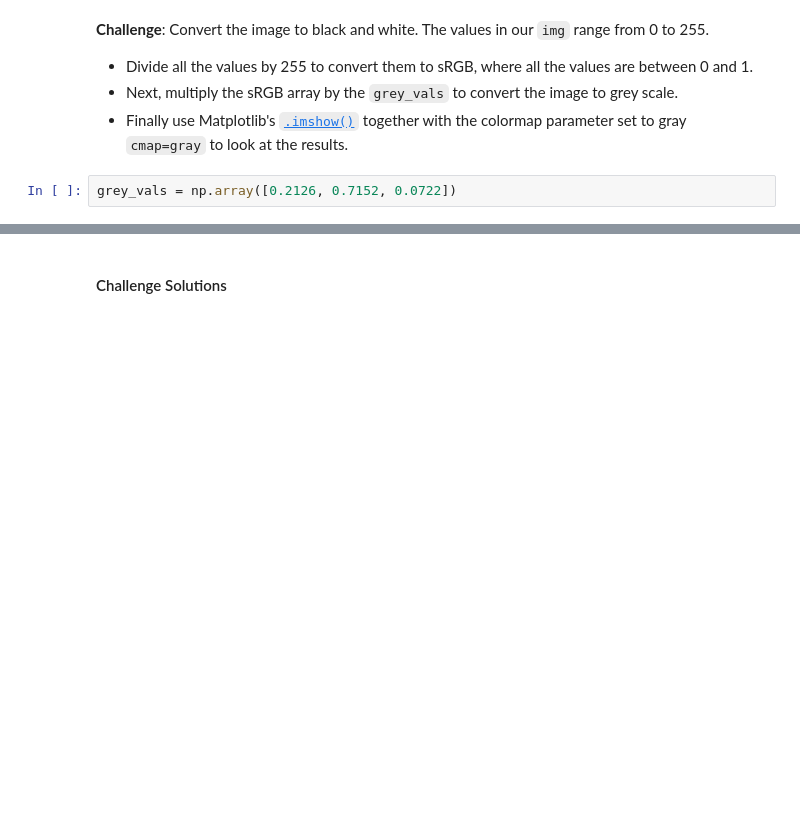
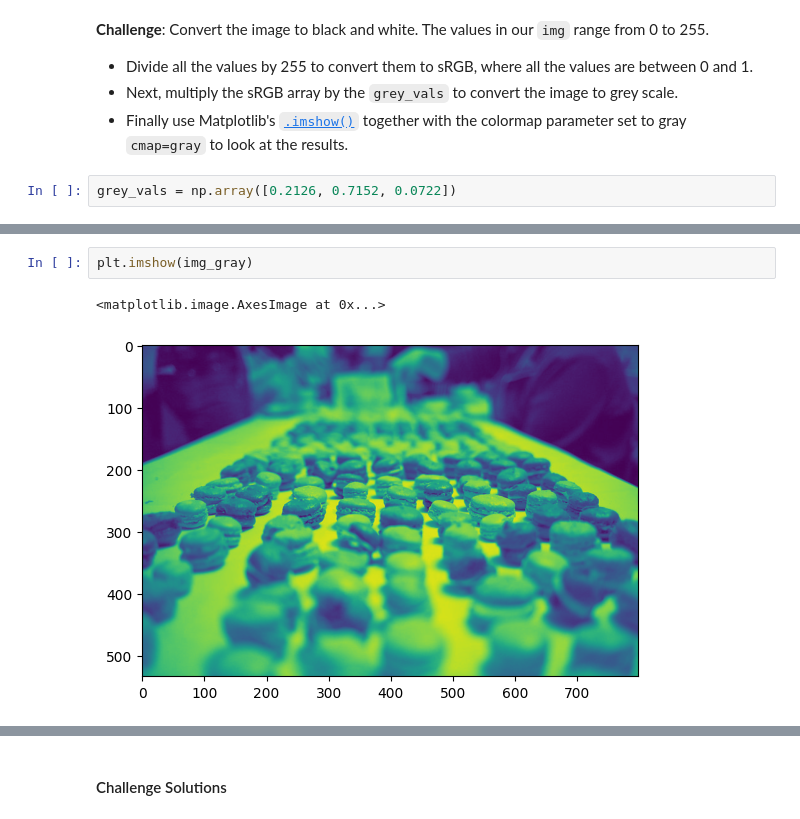
Before and after one commit to yanliu1111/python-tutorial, a Jupyter notebook: 100days/Data(day72-day82)/day77_Computation_with_NumPy_and_N_Dimensional_Arrays.ipynb, the cells around one changed output, grey strips where cells are left out. Cells and saved outputs as stored; diff of their text form; blank space fills up the shorter version.

```diff
--- a/100days/Data(day72-day82)/day77_Computation_with_NumPy_and_N_Dimensional_Arrays.ipynb
+++ b/100days/Data(day72-day82)/day77_Computation_with_NumPy_and_N_Dimensional_Arrays.ipynb
@@ -280,0 +317,5 @@ grey_vals = np.array([0.2126, 0.7152, 0.0722])
+# %%
+plt.imshow(img_gray)
+# %% [output]
+<matplotlib.image.AxesImage at 0x...>
+[figure, added]
```
Also changed, not shown: parts of 20 cells of this notebook.
